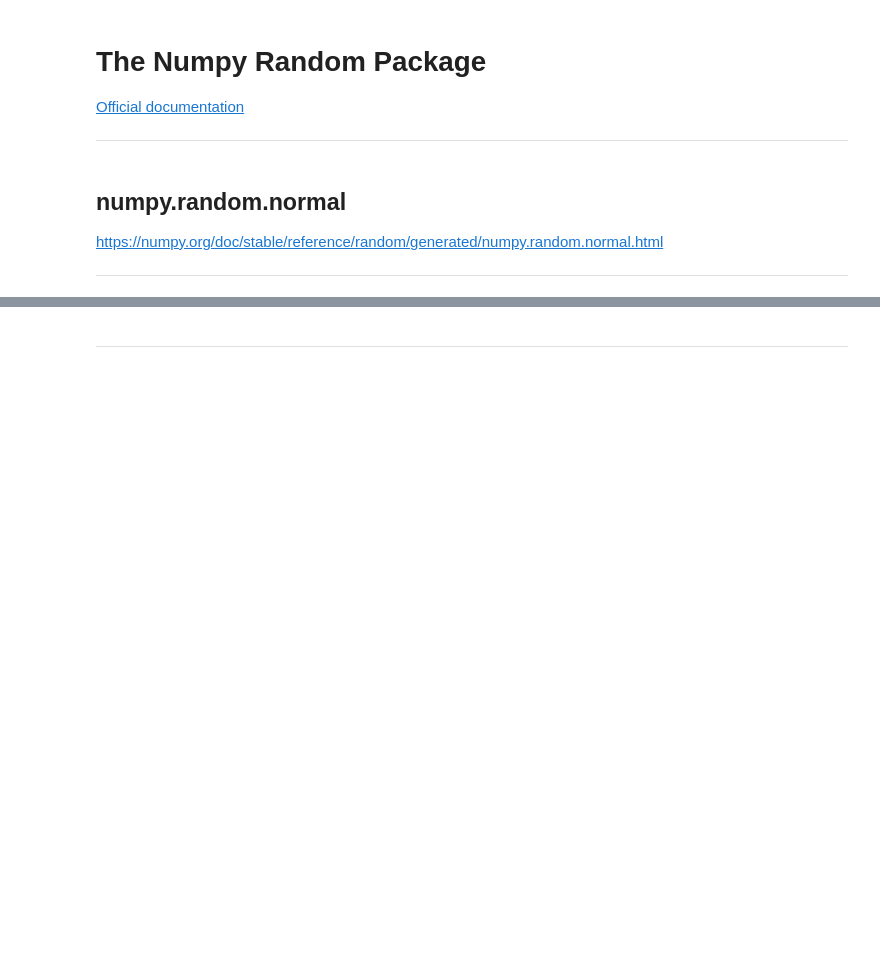
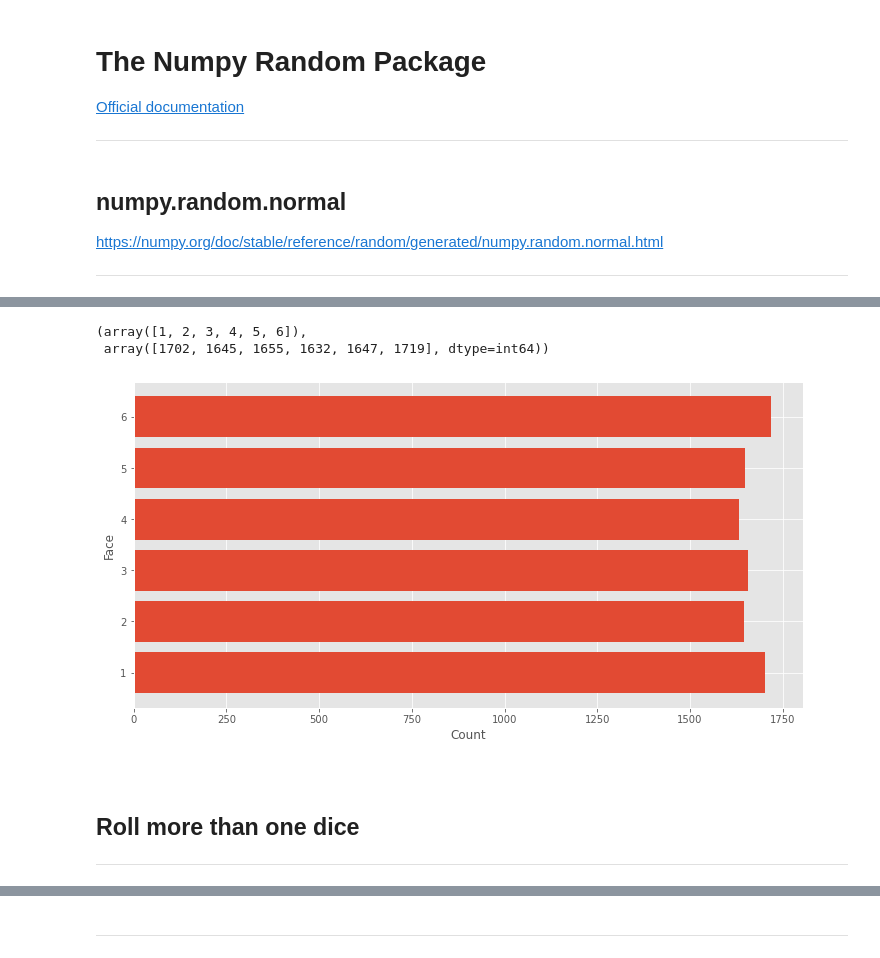
Before and after one commit to amandamurray2021/fundamentals-of-data-analysis-project, a Jupyter notebook: numpy-random.ipynb, the cells around one changed output, grey strips where cells are left out. Drawn from its saved outputs; the diff is of its cells as text; code cells hidden in the pictures; blank space fills up the shorter version.

Commit message:
Adding dice rolls

```diff
--- a/numpy-random.ipynb
+++ b/numpy-random.ipynb
@@ -52,0 +76,6 @@ plt.show()
+# %%
+# Making the number of rolls a variable
+runs = 10000
+# %%
+# Pick many random integers between 1 (inclusive) and 7 (exclusive)
+dice = np.random. randint (1, 7, runs)
@@ -52,0 +99,28 @@ plt.show()
+# %%
+# Count the number of times each face appears
+faces, counts = np.unique(dice, return_counts=True)
+faces, counts
+# It returns the unique values and a second array that gives you the number of times each unique value occurred
+# %% [output]
+(array([1, 2, 3, 4, 5, 6]),
+ array([1702, 1645, 1655, 1632, 1647, 1719], dtype=int64))
+# %%
+# randint should be picking each number 1/6th of the time
+# If we plot the count of each number on a bar chart, we should be able to see that the six bars are all the same height
+# The width relates to the number of times each of the numbers appears in the above list.
+
+# Create a new plot using fig and ax
+fig, ax = plt.subplots()
+# Bar chart
+ax.barh(faces, counts)
+# Set axis labels
+ax.set_ylabel('Face')
+ax.set_xlabel('Count');
+# %% [output]
+[figure, added]
+# %% [markdown]
+<br>
+
+## Roll more than one dice
+
+***
```
Also changed, not shown: parts of 17 cells of this notebook.
